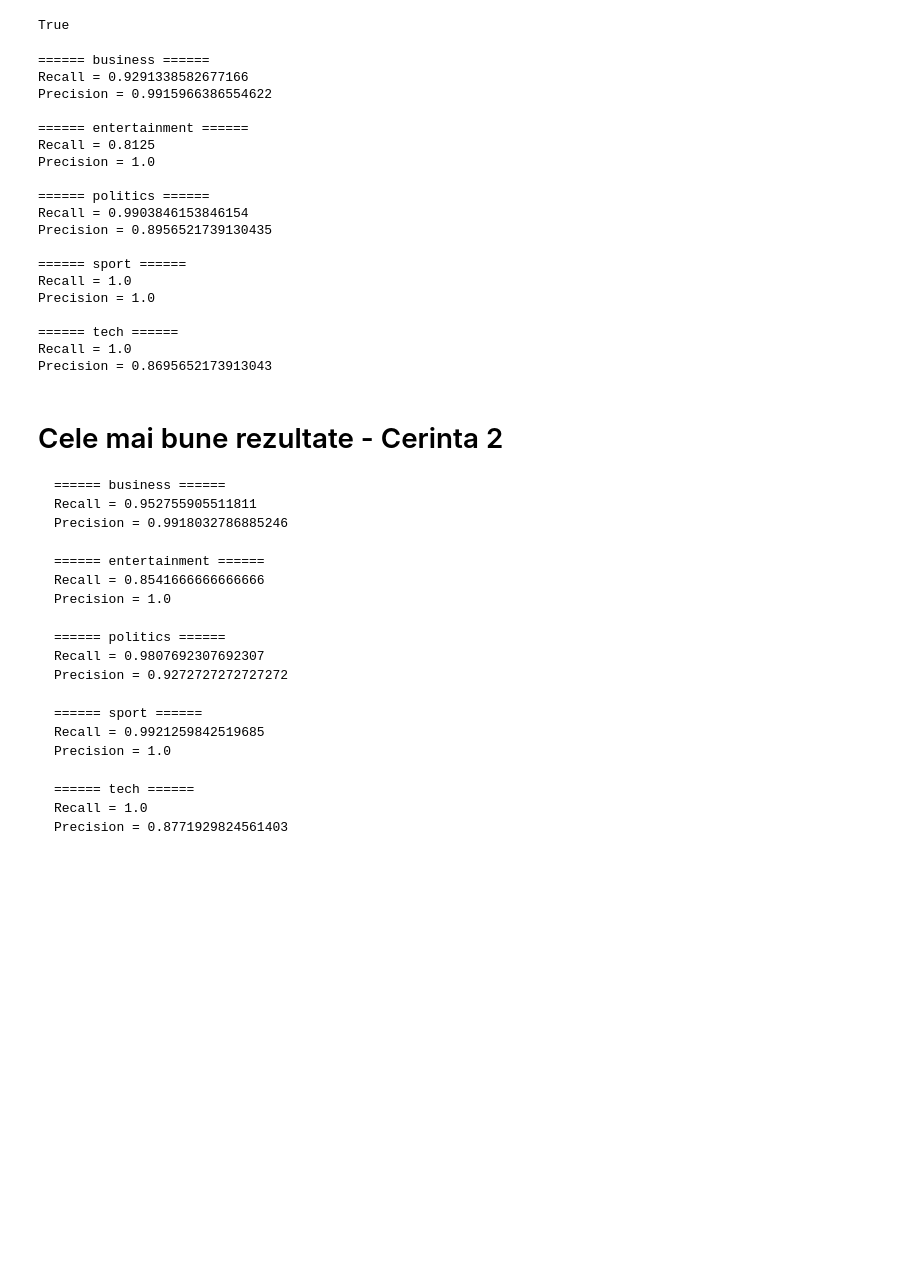
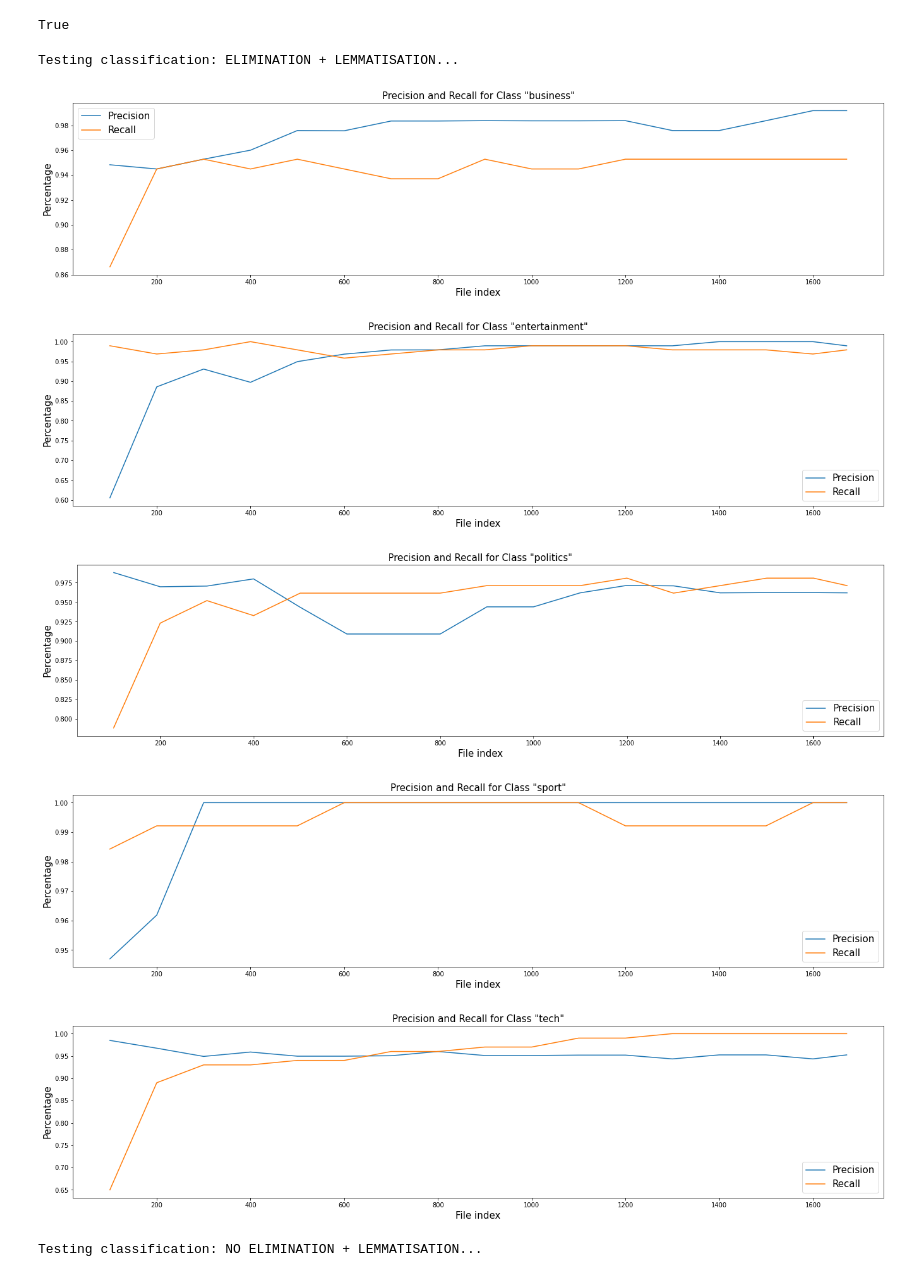
Before and after one commit to TeraStrider/IA, a Jupyter notebook: Teme/Tema3/classification.ipynb, the cells around one changed output. Drawn from its saved outputs; the diff is of its cells as text; code cells hidden in the pictures; blank space fills up the shorter version.

````diff
--- a/Teme/Tema3/classification.ipynb
+++ b/Teme/Tema3/classification.ipynb
@@ -151,45 +138,0 @@ def test_classification(path, stop_words_file):
-# %%
-test_classification('BBC News Summary/News Articles', 'stop_words')
-# %% [output]
-====== business ======
-Recall = 0.9291338582677166
-Precision = 0.9915966386554622
-
-====== entertainment ======
-Recall = 0.8125
-Precision = 1.0
-
-====== politics ======
-Recall = 0.9903846153846154
-Precision = 0.8956521739130435
-
-====== sport ======
-Recall = 1.0
-Precision = 1.0
-
-====== tech ======
-Recall = 1.0
-Precision = 0.8695652173913043
-# %% [markdown]
-# Cele mai bune rezultate - Cerinta 2
-```
-====== business ======
-Recall = 0.952755905511811
-Precision = 0.9918032786885246
-
-====== entertainment ======
-Recall = 0.8541666666666666
-Precision = 1.0
-
-====== politics ======
-Recall = 0.9807692307692307
-Precision = 0.9272727272727272
-
-====== sport ======
-Recall = 0.9921259842519685
-Precision = 1.0
-
-====== tech ======
-Recall = 1.0
-Precision = 0.8771929824561403
-```
@@ -195,0 +235,24 @@ Precision = 0.8771929824561403
+# %%
+print("Testing classification: ELIMINATION + LEMMATISATION...")
+train_and_test('BBC News Summary/News Articles', 'stop_words', True, True)
+print("")
+
+print("Testing classification: NO ELIMINATION + LEMMATISATION...")
+train_and_test('BBC News Summary/News Articles', 'stop_words', False, True)
+print("")
+
+print("Testing classification: ELIMINATION + NO LEMMATISATION...")
+train_and_test('BBC News Summary/News Articles', 'stop_words', True, False)
+print("")
+
+print("Testing classification: NO ELIMINATION + NO LEMMATISATION...")
+train_and_test('BBC News Summary/News Articles', 'stop_words', False, False)
+print("")
+# %% [output]
+Testing classification: ELIMINATION + LEMMATISATION...
+[figure, added]
+[figure, added]
+[figure, added]
+[figure, added]
+[figure, added]
+Testing classification: NO ELIMINATION + LEMMATISATION...
````
Also changed, not shown: parts of 7 cells of this notebook.
